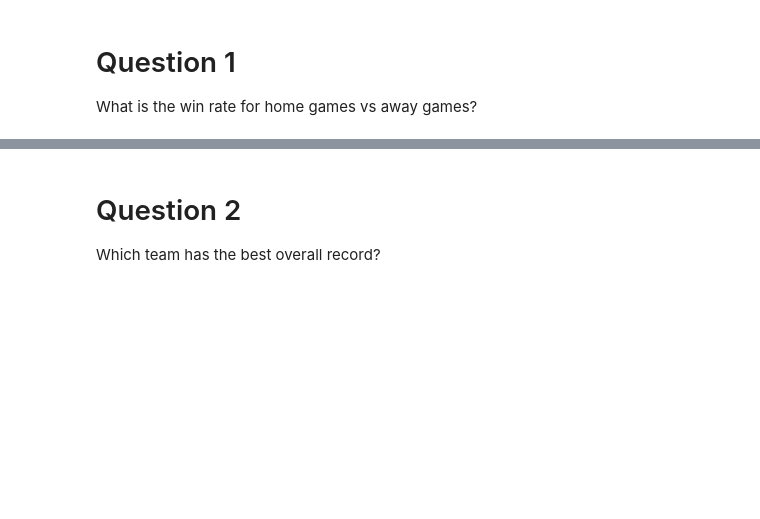
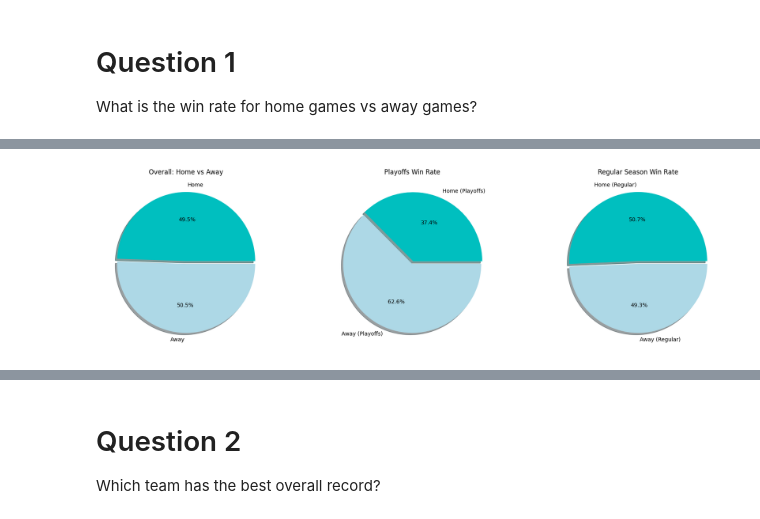
Before and after one commit to LeLucasB12/Data-Analysis-Challenge, a Jupyter notebook: dasa_2p08_challenge.ipynb, the cells around one changed output, grey strips where cells are left out. Drawn from its saved outputs; the diff is of its cells as text; code cells hidden in the pictures; blank space fills up the shorter version.

```diff
--- a/dasa_2p08_challenge.ipynb
+++ b/dasa_2p08_challenge.ipynb
@@ -192,0 +145,87 @@ Away win: 50.54945054945055%
+# %%
+# Selecting home wins and away wins
+home_wins = data[(data["home_game"] == True) & (data["won"] == True)].shape[0]
+away_wins = data[(data["home_game"] == False) & (data["won"] == True)].shape[0]
+
+# Sum of home and away wins
+total_wins = home_wins + away_wins
+
+# Calculation of percentages
+home_pct = (home_wins / total_wins) * 100
+away_pct = (away_wins / total_wins) * 100
+
+# Filter only playoff games for analysis purposes
+playoffs = (data["season"] == "Playoffs")
+
+# Count wins in playoffs
+home_wins_po = data[playoffs & (data["home_game"] == True) & (data["won"] == True)].shape[0]
+away_wins_po = data[playoffs & (data["home_game"] == False) & (data["won"] == True)].shape[0]
+
+# Count total playoff games
+home_games_po = data[playoffs & (data["home_game"] == True)].shape[0]
+away_games_po = data[playoffs & (data["home_game"] == False)].shape[0]
+
+# Win rate (%) in playoffs
+home_po_winrate = (home_wins_po / home_games_po) * 100
+away_po_winrate = (away_wins_po / away_games_po) * 100
+
+# Filter only regular season games
+regular = data["season"].isin(["Regular"])
+
+# Count wins in regular season
+home_wins_rs = data[regular & (data["home_game"] == True) & (data["won"] == True)].shape[0]
+away_wins_rs = data[regular & (data["home_game"] == False) & (data["won"] == True)].shape[0]
+
+# Count total regular season games
+home_games_rs = data[regular & (data["home_game"] == True)].shape[0]
+away_games_rs = data[regular & (data["home_game"] == False)].shape[0]
+
+# Win rate (%) in regular season
+home_rs_winrate = (home_wins_rs / home_games_rs) * 100
+away_rs_winrate = (away_wins_rs / away_games_rs) * 100
+
+# Print playoffs win rate
+print(f"Playoffs home win rate: {home_po_winrate:.1f}%")
+print(f"Playoffs away win rate: {away_po_winrate:.1f}%")
+
+# Print regular win rate
+print(f"Regular Season home win rate: {home_rs_winrate:.1f}%")
+print(f"Regular Season away win rate: {away_rs_winrate:.1f}%")
+
+# Print home vs away percentages
+print(f"Home win:{home_pct:.1f}%")
+print(f"Away win: {away_pct:.1f}%")
+
+# Pie graphs
+fig, ax = plt.subplots(1, 3, figsize=(18, 5))
+
+# Home vs away win rate
+ax[0].pie([home_pct, away_pct],
+          labels=["Home", "Away"],
+          explode=[0.04, 0],
+          shadow=True,
+          colors=["c", "lightblue"],
+          autopct="%1.1f%%")
+ax[0].set_title("Overall: Home vs Away")
+
+# Playoffs home vs away win rate
+ax[1].pie([home_po_winrate, away_po_winrate],
+          labels=["Home (Playoffs)", "Away (Playoffs)"],
+          explode=[0.04, 0],
+          shadow=True,
+          colors=["c", "lightblue"],
+          autopct="%1.1f%%")
+ax[1].set_title("Playoffs Win Rate")
+
+# Regular home vs away
+ax[2].pie([home_rs_winrate, away_rs_winrate],
+          labels=["Home (Regular)", "Away (Regular)"],
+          explode=[0.04, 0],
+          shadow=True,
+          colors=["c", "lightblue"],
+          autopct="%1.1f%%")
+ax[2].set_title("Regular Season Win Rate")
+
+plt.tight_layout()
+plt.show()
+# %% [output]
@@ -193,3 +238,4 @@ Away win: 50.54945054945055%
+[figure, added]
 # %% [markdown]
 1. Rows are selected where home games are True and where "Won" column has the value "TRUE"
 2. Rows are selected where home games are False (away games) and where the "Won"column has the value "TRUE"
```
Also changed, not shown: parts of 11 cells of this notebook.
